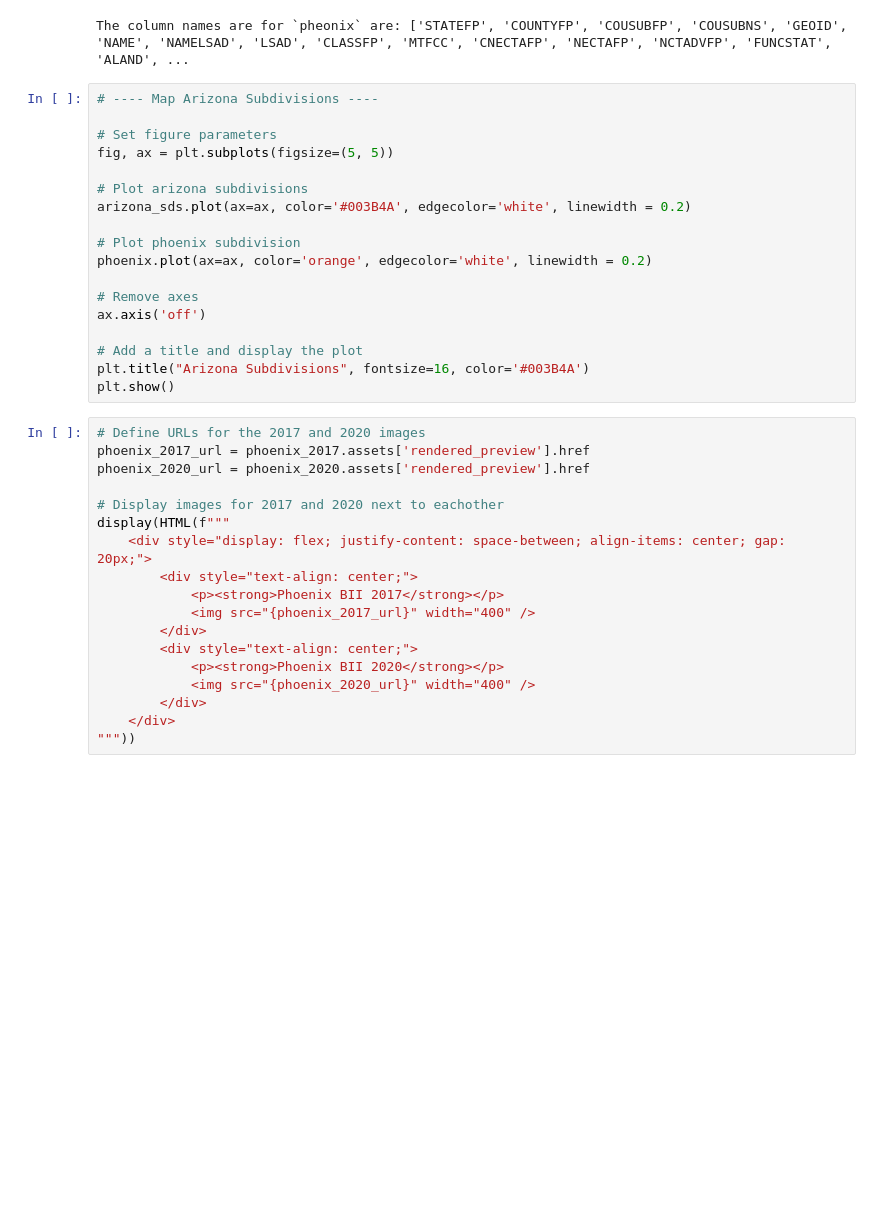
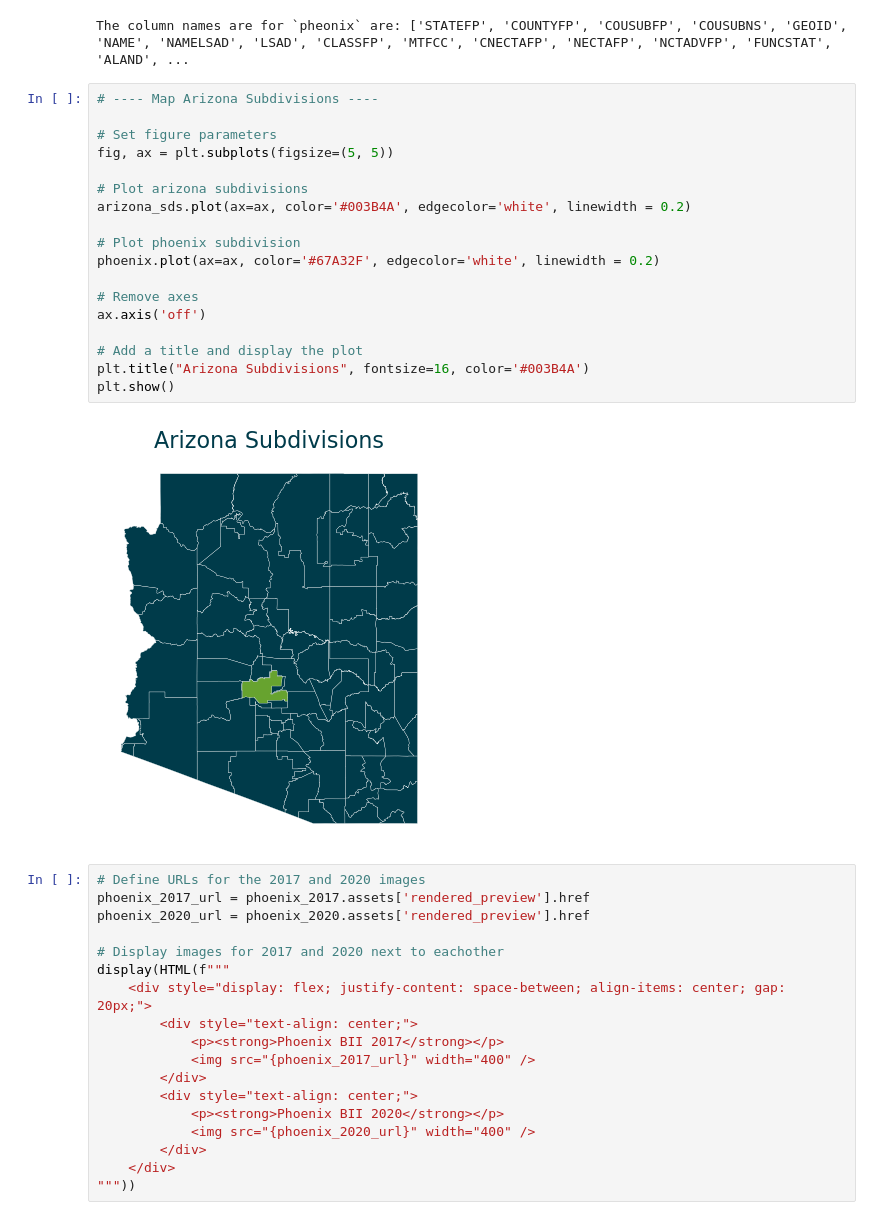
Before and after one commit to nicolelpepper/pheonix-bii-analysis, a Jupyter notebook: pheonix-bii-analysis.ipynb, the cells around one changed output. Drawn from its saved outputs; the diff is of its cells as text; blank space fills up the shorter version.

```diff
--- a/pheonix-bii-analysis.ipynb
+++ b/pheonix-bii-analysis.ipynb
@@ -81,21 +88,23 @@ The column names are for `pheonix` are: ['STATEFP', 'COUNTYFP', 'COUSUBFP', 'COU
 # %%
 # ---- Map Arizona Subdivisions ----
 
 # Set figure parameters
 fig, ax = plt.subplots(figsize=(5, 5))
 
 # Plot arizona subdivisions
 arizona_sds.plot(ax=ax, color='#003B4A', edgecolor='white', linewidth = 0.2)
 
 # Plot phoenix subdivision
-phoenix.plot(ax=ax, color='orange', edgecolor='white', linewidth = 0.2)
+phoenix.plot(ax=ax, color='#67A32F', edgecolor='white', linewidth = 0.2)
 
 # Remove axes
 ax.axis('off')
 
 # Add a title and display the plot
 plt.title("Arizona Subdivisions", fontsize=16, color='#003B4A')
 plt.show()
+# %% [output]
+[figure, added]
 # %%
 # Define URLs for the 2017 and 2020 images
 phoenix_2017_url = phoenix_2017.assets['rendered_preview'].href
```
Also changed, not shown: parts of 4 cells of this notebook.
